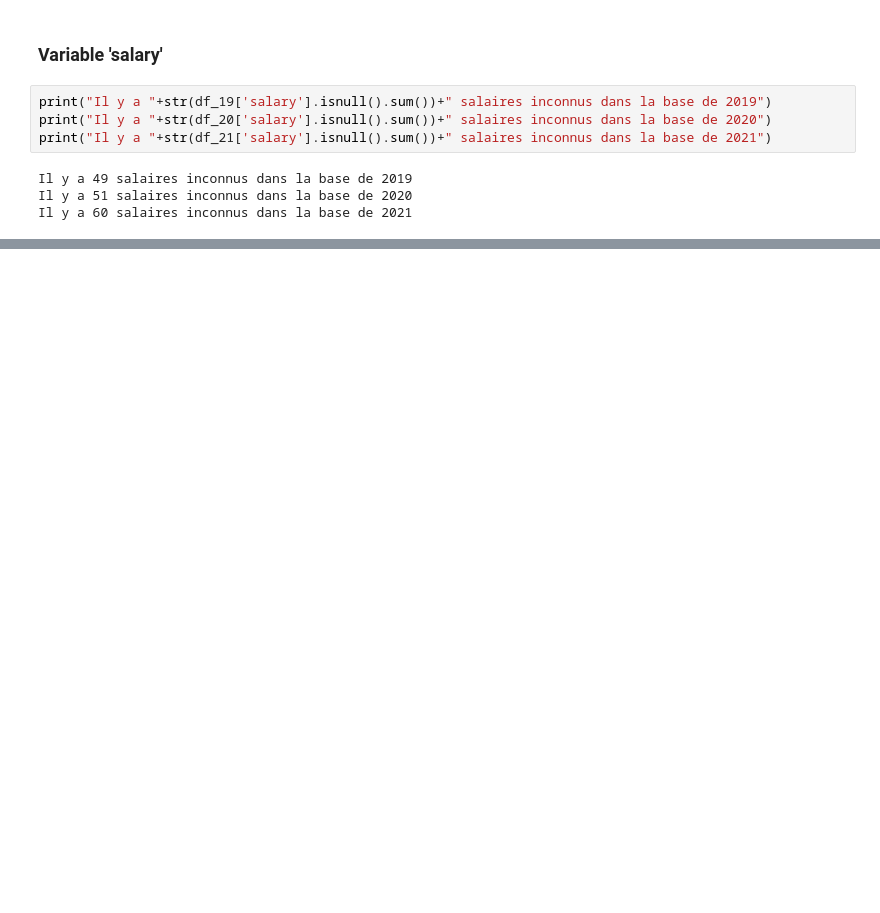
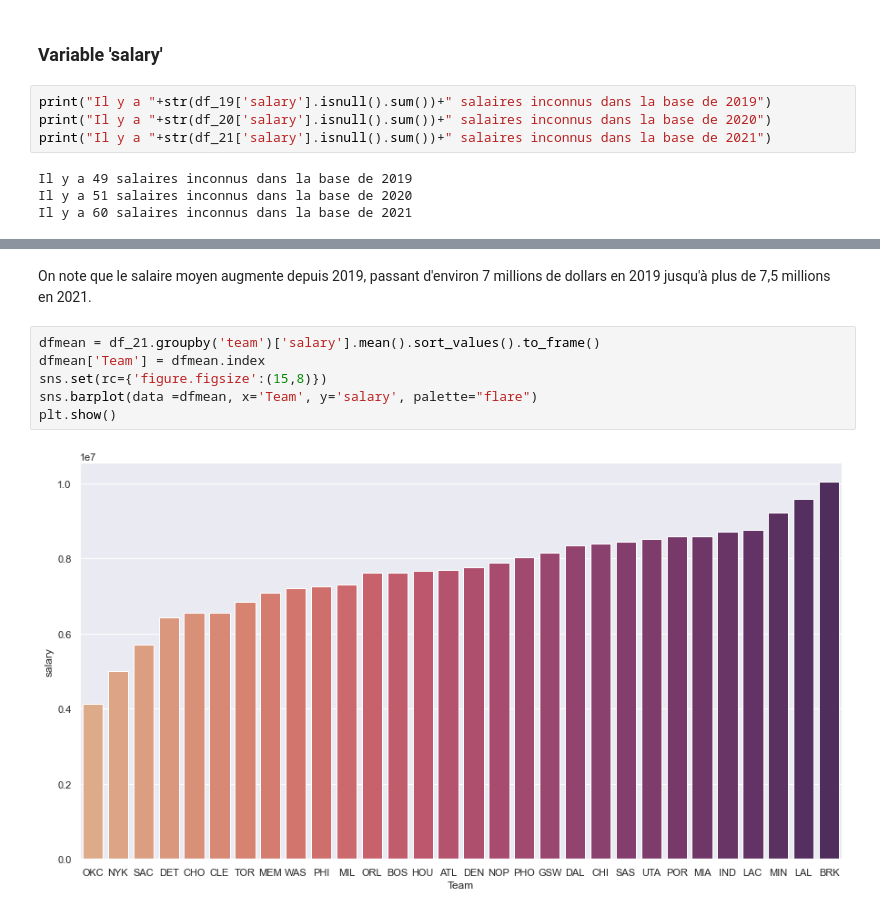
Before and after one commit to nael-farhan/python-project-nba-salaries, a Jupyter notebook: descriptive statistics.ipynb, the cells around one changed output, grey strips where cells are left out. Drawn from its saved outputs; the diff is of its cells as text; blank space fills up the shorter version.

```diff
--- a/descriptive statistics.ipynb
+++ b/descriptive statistics.ipynb
@@ -149,0 +107,10 @@ df_21[df_21['games_played']>=30].plot.scatter(x='player_efficiency_rating', y='s
+# %% [markdown]
+On note que le salaire moyen augmente depuis 2019, passant d'environ 7 millions de dollars en 2019 jusqu'à plus de 7,5 millions en 2021.
+# %%
+dfmean = df_21.groupby('team')['salary'].mean().sort_values().to_frame()
+dfmean['Team'] = dfmean.index
+sns.set(rc={'figure.figsize':(15,8)})
+sns.barplot(data =dfmean, x='Team', y='salary', palette="flare")
+plt.show()
+# %% [output]
+[figure, added]
```
Also changed, not shown: parts of 26 cells of this notebook.
